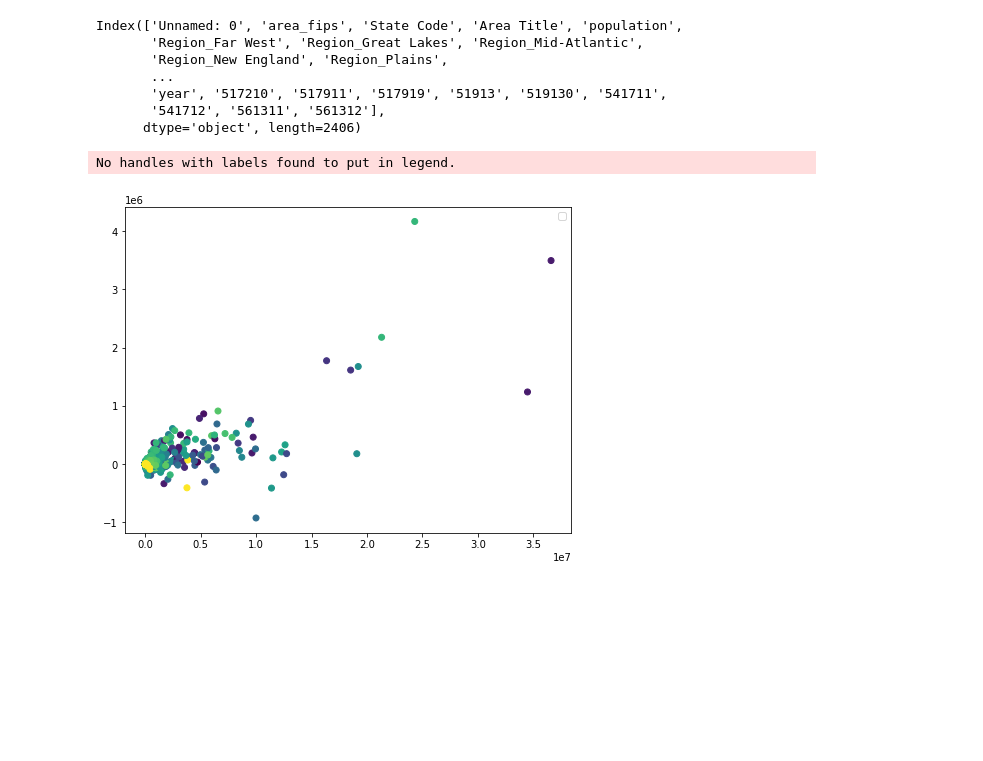
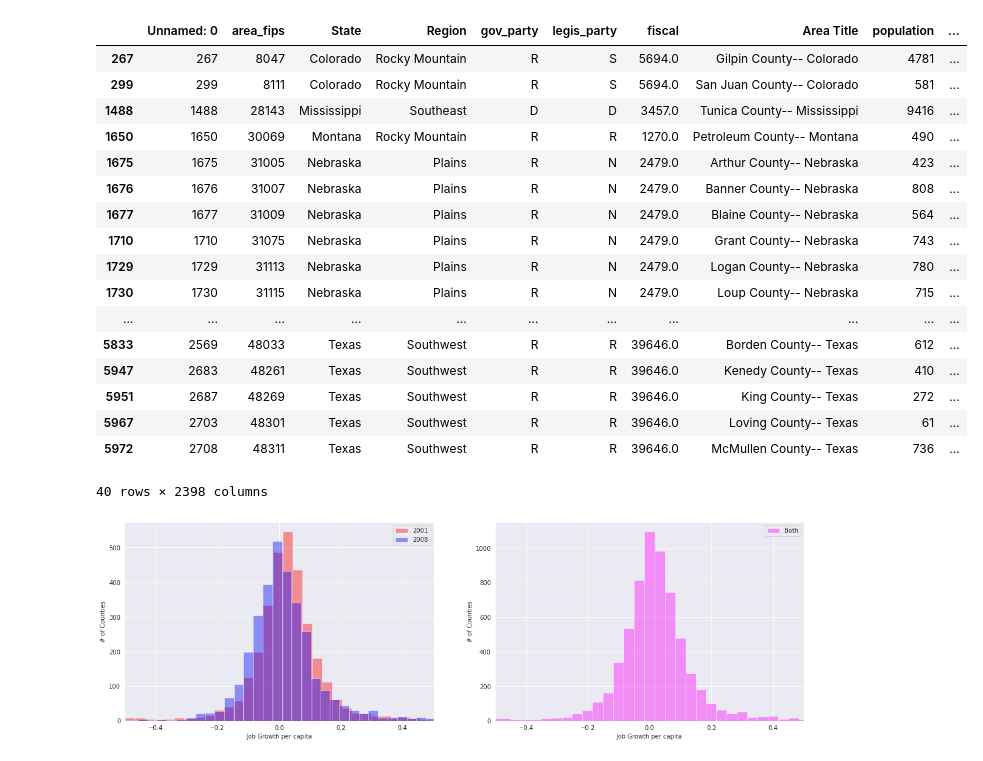
Before and after one commit to cjholcomb/predicting-recovery, a Jupyter notebook: notebooks/EDA.ipynb, the cells around one changed output. Saved outputs shown, nothing was run; the diff lists cells and outputs as text; code cells hidden in the pictures; blank space fills up the shorter version.

```diff
--- a/notebooks/EDA.ipynb
+++ b/notebooks/EDA.ipynb
@@ -12,17 +0,0 @@ df = pd.read_csv('data/full_dataset.csv')
-# %%
-df.columns
-# %% [output]
-Index(['Unnamed: 0', 'area_fips', 'State Code', 'Area Title', 'population',
-       'Region_Far West', 'Region_Great Lakes', 'Region_Mid-Atlantic',
-       'Region_New England', 'Region_Plains',
-       ...
-       'year', '517210', '517911', '517919', '51913', '519130', '541711',
-       '541712', '561311', '561312'],
-      dtype='object', length=2406)
-# %%
-fig, ax = plt.subplots(figsize = (8,6))
-plt.scatter(df['population'], df['delta'], c = df['State Code'])
-ax.legend();
-# %% [output]
-No handles with labels found to put in legend.
-[figure, removed]
@@ -28,0 +6,45 @@ No handles with labels found to put in legend.
+# %%
+df = pd.read_csv('../data/EDA_dataset.csv')
+df_2001 = df[(df['year'] == 2001 )]
+df_2008 = df[(df['year'] == 2008 )]
+# %%
+df_outliers = df[(df['delta_percap'] > 2) | (df['delta_percap'] < -2)]
+# %%
+df_outliers
+# %% [output]
+|  | Unnamed: 0 | area_fips | State | Region | gov_party | legis_party | fiscal | Area Title | population | ... |
+| 267 | 267 | 8047 | Colorado | Rocky Mountain | R | S | 5694.0 | Gilpin County-- Colorado | 4781 | ... |
+| 299 | 299 | 8111 | Colorado | Rocky Mountain | R | S | 5694.0 | San Juan County-- Colorado | 581 | ... |
+| 1488 | 1488 | 28143 | Mississippi | Southeast | D | D | 3457.0 | Tunica County-- Mississippi | 9416 | ... |
+| 1650 | 1650 | 30069 | Montana | Rocky Mountain | R | R | 1270.0 | Petroleum County-- Montana | 490 | ... |
+| 1675 | 1675 | 31005 | Nebraska | Plains | R | N | 2479.0 | Arthur County-- Nebraska | 423 | ... |
+| 1676 | 1676 | 31007 | Nebraska | Plains | R | N | 2479.0 | Banner County-- Nebraska | 808 | ... |
+| 1677 | 1677 | 31009 | Nebraska | Plains | R | N | 2479.0 | Blaine County-- Nebraska | 564 | ... |
+| 1710 | 1710 | 31075 | Nebraska | Plains | R | N | 2479.0 | Grant County-- Nebraska | 743 | ... |
+| 1729 | 1729 | 31113 | Nebraska | Plains | R | N | 2479.0 | Logan County-- Nebraska | 780 | ... |
+| 1730 | 1730 | 31115 | Nebraska | Plains | R | N | 2479.0 | Loup County-- Nebraska | 715 | ... |
+| ... | ... | ... | ... | ... | ... | ... | ... | ... | ... | ... |
+| 5833 | 2569 | 48033 | Texas | Southwest | R | R | 39646.0 | Borden County-- Texas | 612 | ... |
+| 5947 | 2683 | 48261 | Texas | Southwest | R | R | 39646.0 | Kenedy County-- Texas | 410 | ... |
+| 5951 | 2687 | 48269 | Texas | Southwest | R | R | 39646.0 | King County-- Texas | 272 | ... |
+| 5967 | 2703 | 48301 | Texas | Southwest | R | R | 39646.0 | Loving County-- Texas | 61 | ... |
+| 5972 | 2708 | 48311 | Texas | Southwest | R | R | 39646.0 | McMullen County-- Texas | 736 | ... |
+40 rows × 2398 columns
+# %%
+fig, ax = plt.subplots(1,2, figsize = (20, 6))
+sns.set_style("darkgrid")
+for v in [[df_2001, 'red', '2001'], [df_2008, 'blue', '2008']]:
+    ax[0] = sns.distplot(v[0]['delta_percap'], norm_hist = False, bins = 1000,
+                         kde = False, color = v[1], label = v[2], ax = ax[0])
+ax[0].set_xlim(-0.5, 0.5)
+ax[0].set_xlabel('Job Growth per capita')
+ax[0].set_ylabel('# of Counties')
+ax[1] = sns.distplot(df['delta_percap'], norm_hist = False, bins = 1000, kde = False, color = 'magenta', label = 'Both')
+ax[1].set_xlim(-0.5, 0.5)
+ax[1].set_xlabel('Job Growth per capita')
+ax[1].set_ylabel('# of Counties')
+ax[0].legend()
+ax[1].legend()
+plt.show();
+# %% [output]
+[figure, added]
```
Also changed, not shown: parts of 7 cells of this notebook, 20 other files.
